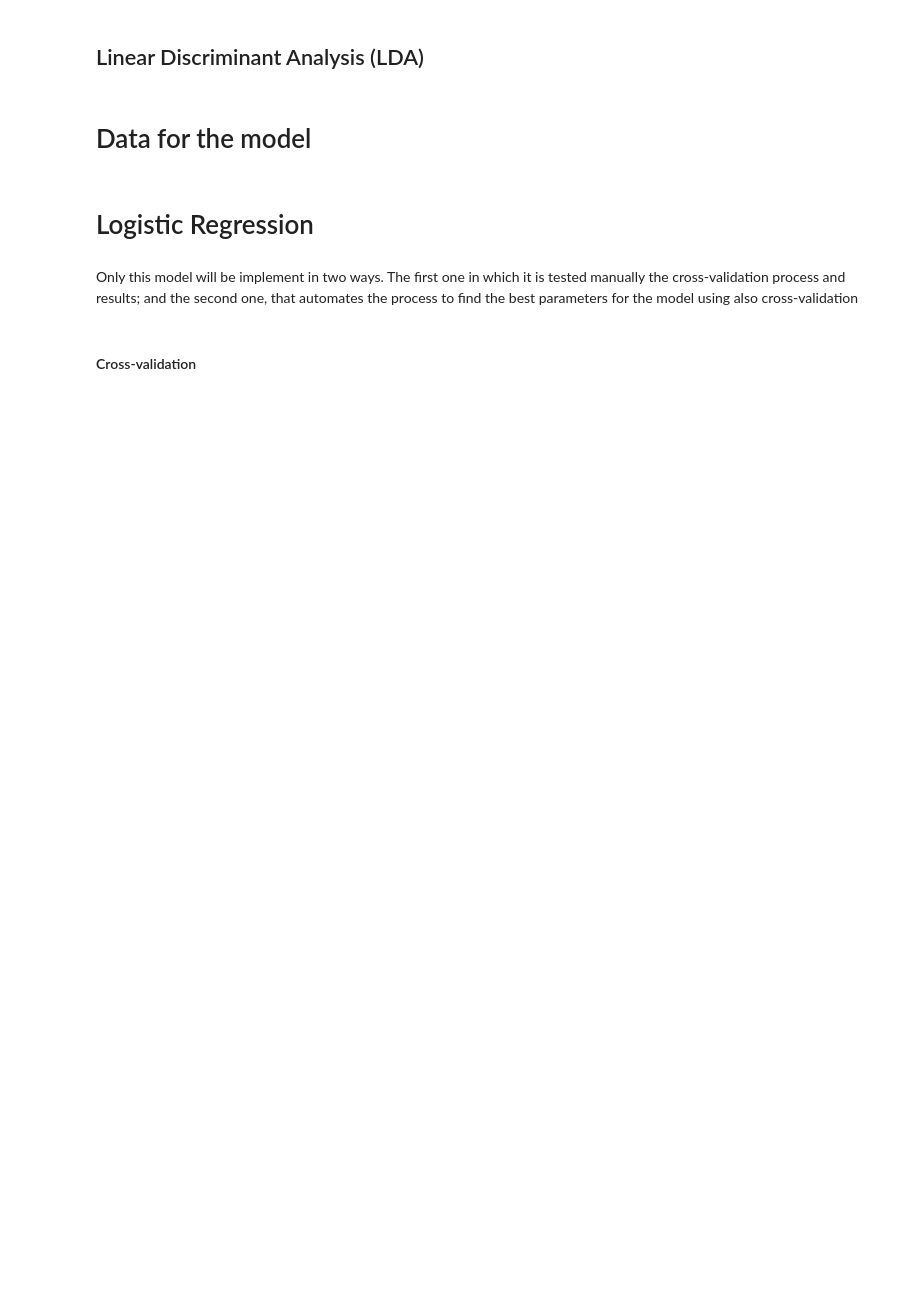
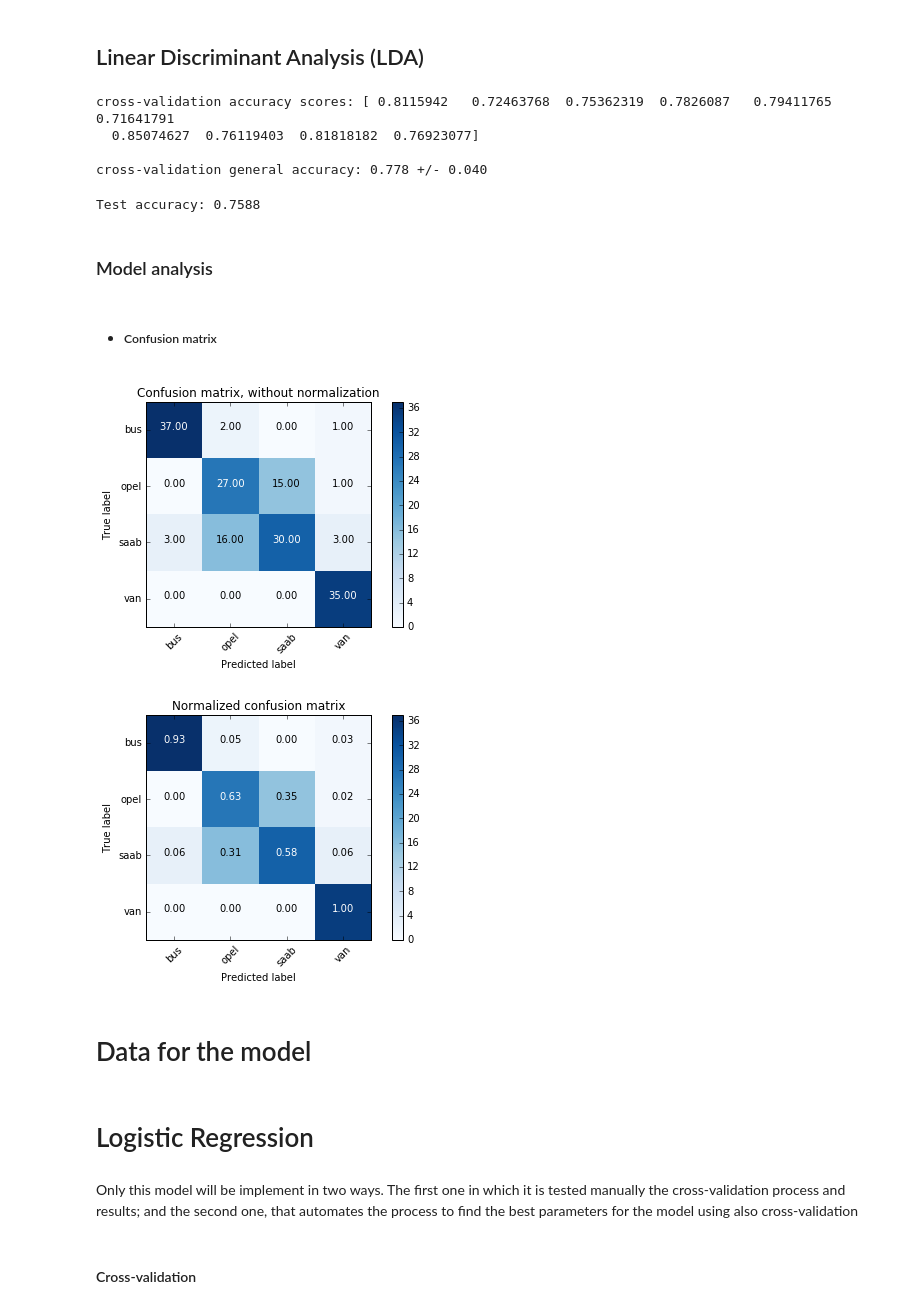
Before and after one commit to jaime9510/DataSpaces, a Jupyter notebook: Code/Tesina.ipynb, the cells around one changed output. Drawn from its saved outputs; the diff is of its cells as text; code cells hidden in the pictures; blank space fills up the shorter version.

Commit message:
Final results

```diff
--- a/Code/Tesina.ipynb
+++ b/Code/Tesina.ipynb
@@ -274 +318,20 @@ print(sum(lda.explained_variance_ratio_ ))
+# %%
+# Model initialization
+lda = LDA(n_components=None)
+
+# Cross-validation (10 folds)
+scores = cross_val_score(estimator=lda,
+                         X=X_train_std,
+                         y=y_train,
+                         cv=10,
+                         n_jobs=-1)
+
+# Results
+print('cross-validation accuracy scores: %s' % scores)
+print('\ncross-validation general accuracy: %.3f +/- %.3f' % (np.mean(scores), np.std(scores)))
+# %% [output]
+cross-validation accuracy scores: [ 0.8115942   0.72463768  0.75362319  0.7826087   0.79411765  0.71641791
+  0.85074627  0.76119403  0.81818182  0.76923077]
+
+cross-validation general accuracy: 0.778 +/- 0.040
 # %%
@@ -275,4 +339,27 @@ print(sum(lda.explained_variance_ratio_ ))
 X_test_lda = lda.transform(X_test_std)
+# %%
+print('Test accuracy: %.4f' % lda.score(X_test_std, y_test))
+# %% [output]
+Test accuracy: 0.7588
+# %% [markdown]
+### Model analysis
+# %% [markdown]
+- ##### Confusion matrix
+# %%
+y_pred = lda.predict(X_test_std)
+confmat = confusion_matrix(y_true=y_test, y_pred=y_pred)
+
+plt.figure()
+plot_confusion_matrix(confmat, classes=class_names,
+                      title='Confusion matrix, without normalization')
+plt.figure()
+plot_confusion_matrix(confmat, classes=class_names, normalize=True,
+                      title='Normalized confusion matrix')
+
+plt.show()
+# %% [output]
+[figure, added]
+[figure, added]
 # %% [markdown]
 # Data for the model
 # %%
```
Also changed, not shown: parts of 48 cells of this notebook, 9 other files.
